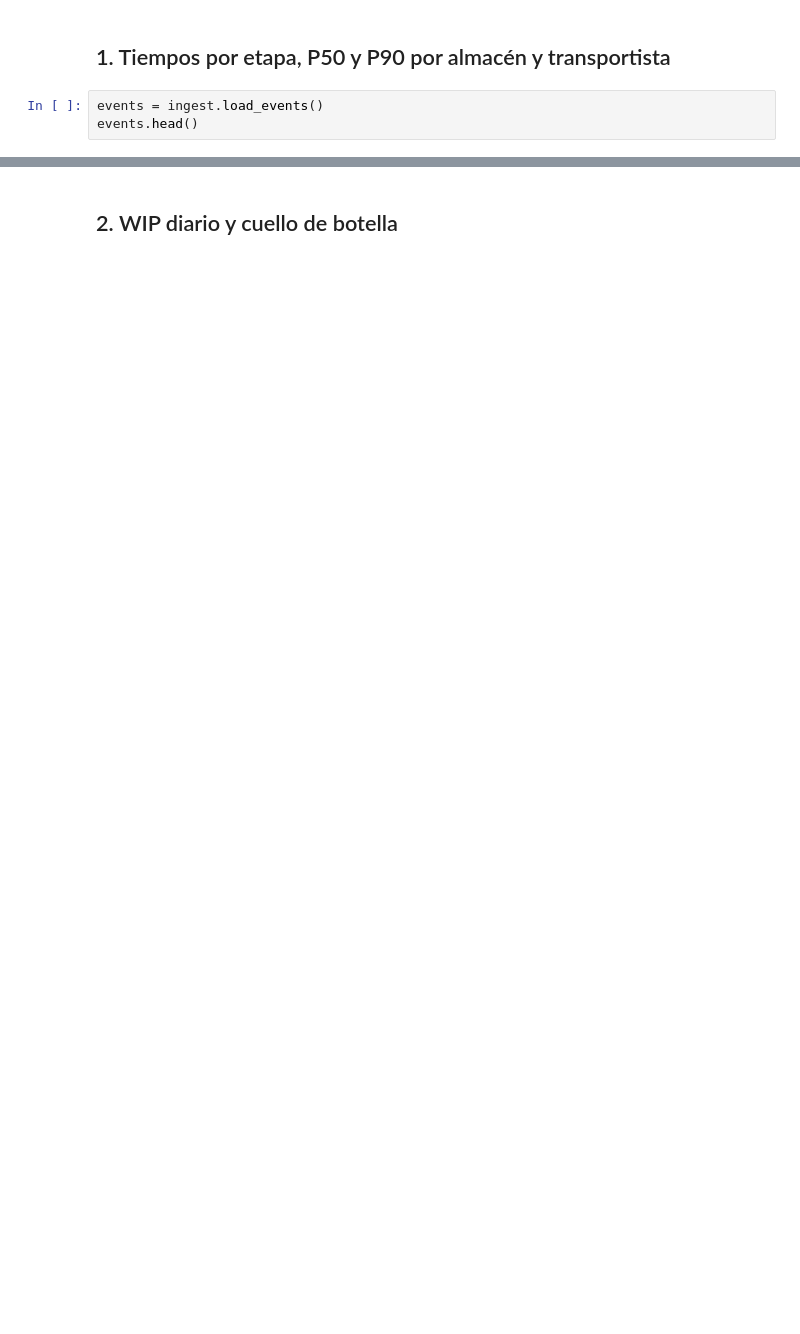
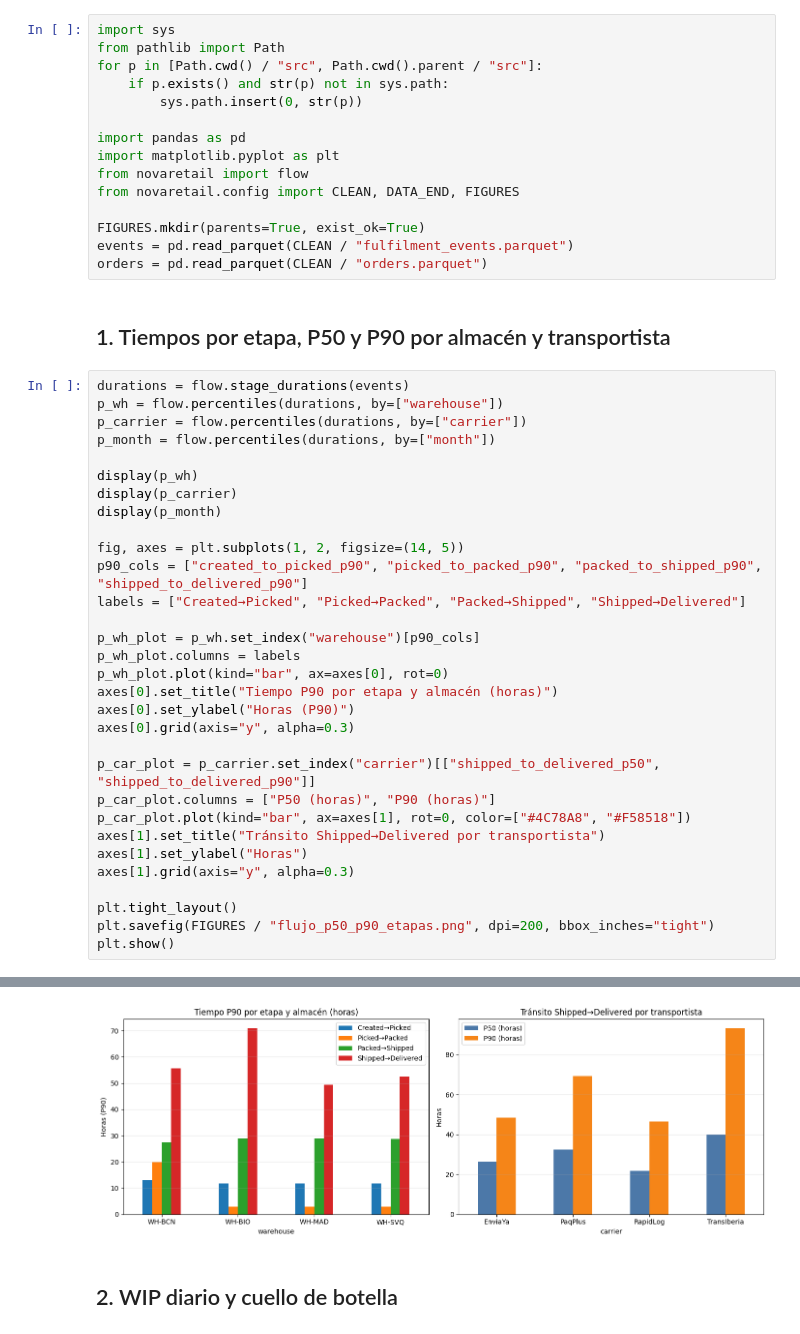
Before and after one commit to pfosela/Novaretail_Repo, a Jupyter notebook: notebooks/03_event_log.ipynb, the cells around one changed output, grey strips where cells are left out. Drawn from its saved outputs; the diff is of its cells as text; blank space fills up the shorter version.

```diff
--- a/notebooks/03_event_log.ipynb
+++ b/notebooks/03_event_log.ipynb
@@ -16,5 +4,49 @@ from novaretail.config import FIGURES
+# %%
+import sys
+from pathlib import Path
+for p in [Path.cwd() / "src", Path.cwd().parent / "src"]:
+    if p.exists() and str(p) not in sys.path:
+        sys.path.insert(0, str(p))
+
+import pandas as pd
+import matplotlib.pyplot as plt
+from novaretail import flow
+from novaretail.config import CLEAN, DATA_END, FIGURES
+
+FIGURES.mkdir(parents=True, exist_ok=True)
+events = pd.read_parquet(CLEAN / "fulfilment_events.parquet")
+orders = pd.read_parquet(CLEAN / "orders.parquet")
 # %% [markdown]
 ## 1. Tiempos por etapa, P50 y P90 por almacén y transportista
-# %%
-events = ingest.load_events()
-events.head()
+# %%
+durations = flow.stage_durations(events)
+p_wh = flow.percentiles(durations, by=["warehouse"])
+p_carrier = flow.percentiles(durations, by=["carrier"])
+p_month = flow.percentiles(durations, by=["month"])
+
+display(p_wh)
+display(p_carrier)
+display(p_month)
+
+fig, axes = plt.subplots(1, 2, figsize=(14, 5))
+p90_cols = ["created_to_picked_p90", "picked_to_packed_p90", "packed_to_shipped_p90", "shipped_to_delivered_p90"]
+labels = ["Created→Picked", "Picked→Packed", "Packed→Shipped", "Shipped→Delivered"]
+
+p_wh_plot = p_wh.set_index("warehouse")[p90_cols]
+p_wh_plot.columns = labels
+p_wh_plot.plot(kind="bar", ax=axes[0], rot=0)
+axes[0].set_title("Tiempo P90 por etapa y almacén (horas)")
+axes[0].set_ylabel("Horas (P90)")
+axes[0].grid(axis="y", alpha=0.3)
+
+p_car_plot = p_carrier.set_index("carrier")[["shipped_to_delivered_p50", "shipped_to_delivered_p90"]]
+p_car_plot.columns = ["P50 (horas)", "P90 (horas)"]
+p_car_plot.plot(kind="bar", ax=axes[1], rot=0, color=["#4C78A8", "#F58518"])
+axes[1].set_title("Tránsito Shipped→Delivered por transportista")
+axes[1].set_ylabel("Horas")
+axes[1].grid(axis="y", alpha=0.3)
+
+plt.tight_layout()
+plt.savefig(FIGURES / "flujo_p50_p90_etapas.png", dpi=200, bbox_inches="tight")
+plt.show()
+# %% [output]
@@ -21,2 +80,3 @@ events.head()
+[figure, added]
 # %% [markdown]
 ## 2. WIP diario y cuello de botella
```
Also changed, not shown: parts of 10 cells of this notebook, 9 other files.
